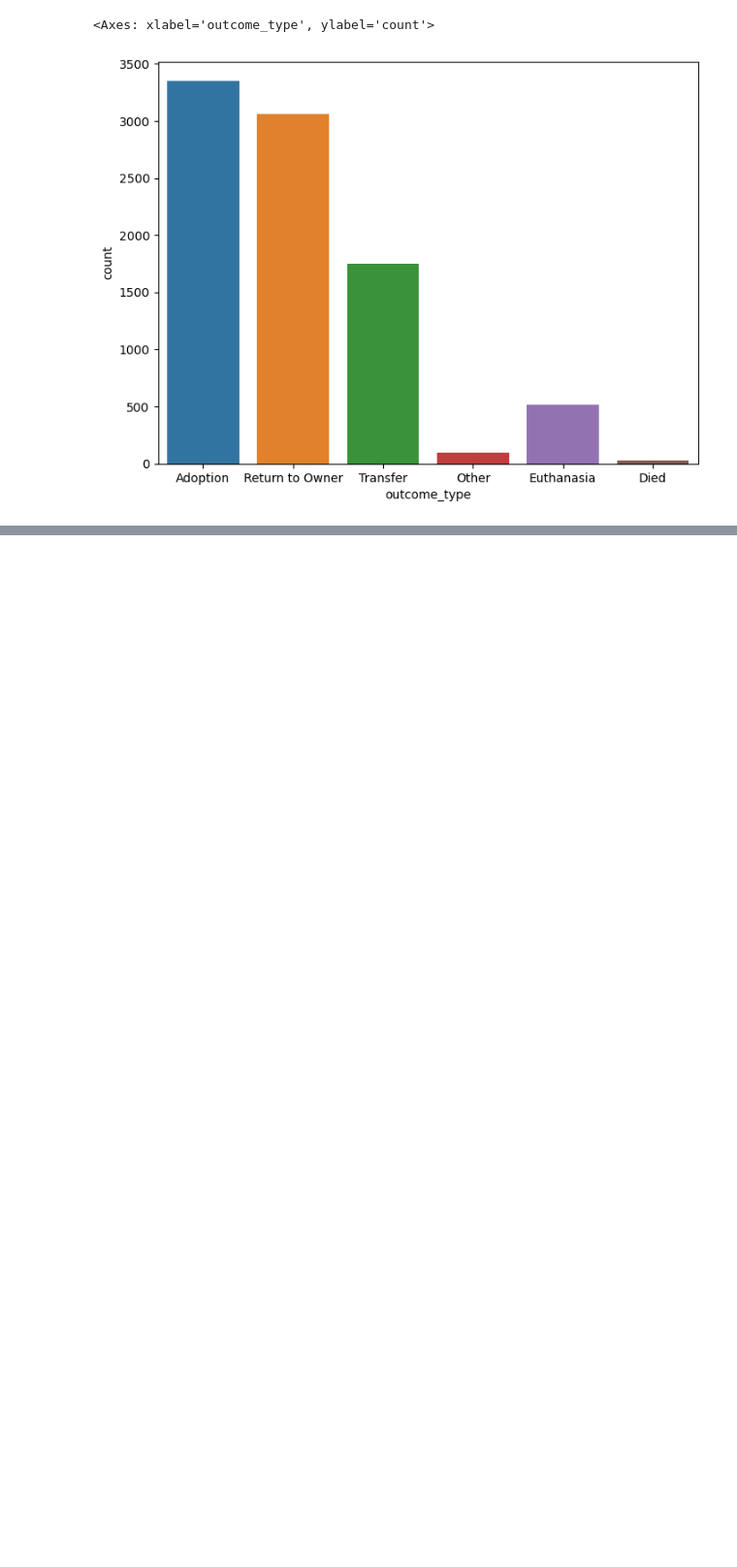
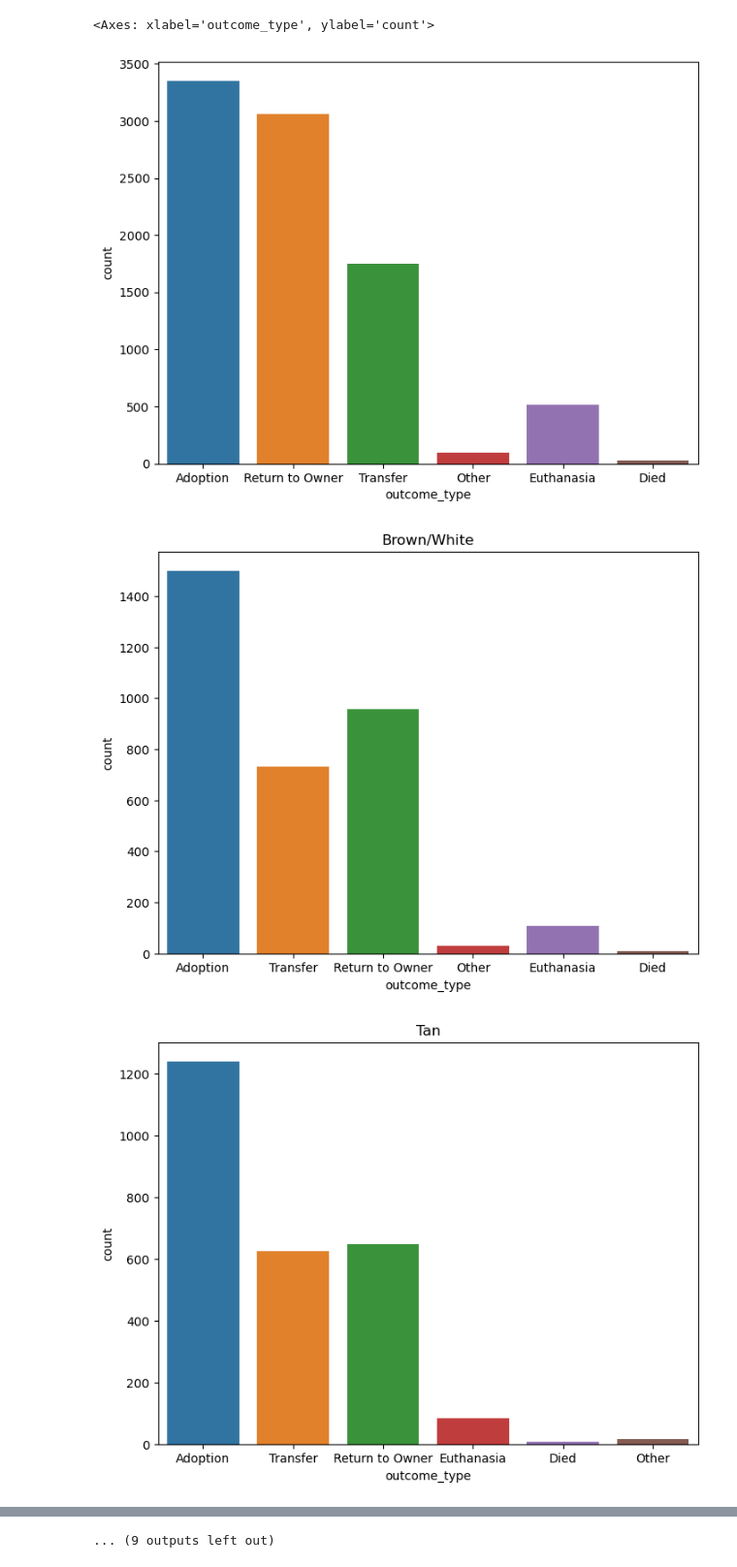
Before and after one commit to nickpedri/individual-project, a Jupyter notebook: explore.ipynb, the cells around one changed output, grey strips where cells are left out. Shown at 97% size. Saved outputs shown, nothing was run; the diff lists cells and outputs as text; code cells hidden in the pictures; blank space fills up the shorter version.

```diff
--- a/explore.ipynb
+++ b/explore.ipynb
@@ -150,3 +222,11 @@ sns.countplot(a[(a.breed1 == 'Pit Bull')], x='outcome_type')
 # %% [output]
 <Axes: xlabel='outcome_type', ylabel='count'>
 [figure]
+# %%
+for color in a.color.unique():
+    plt.figure(figsize=(8,6))
+    sns.countplot(a[a.color == color], x='outcome_type')
+    plt.title(color)
+# %% [output]
+[figure, added]
+[figure, added]
@@ -152,0 +243 @@ sns.countplot(a[(a.breed1 == 'Pit Bull')], x='outcome_type')
+... (9 outputs left out)
```
Also changed, not shown: parts of 17 cells of this notebook, 7 other files.
